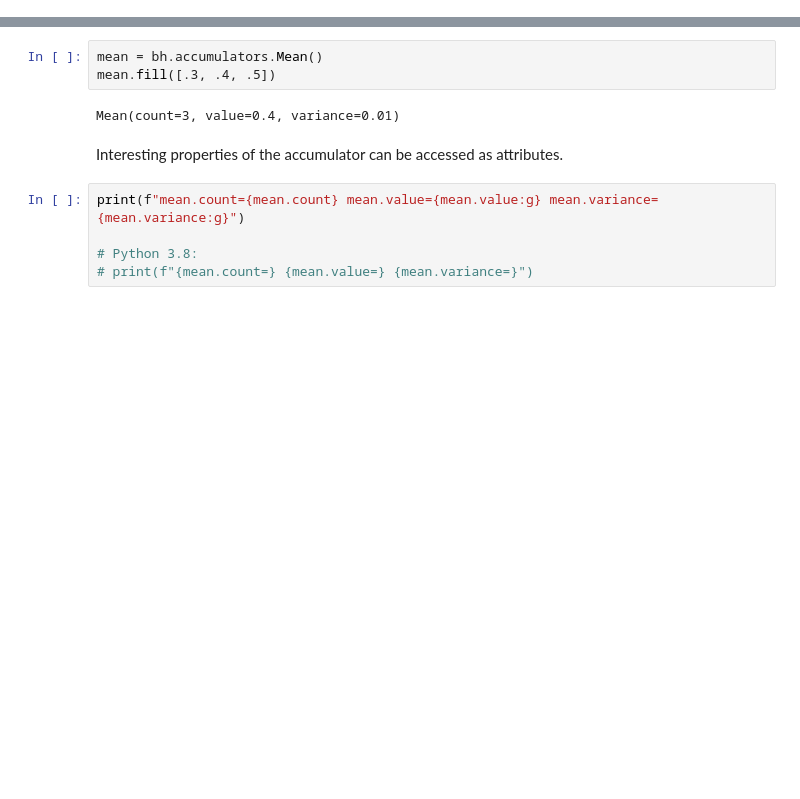
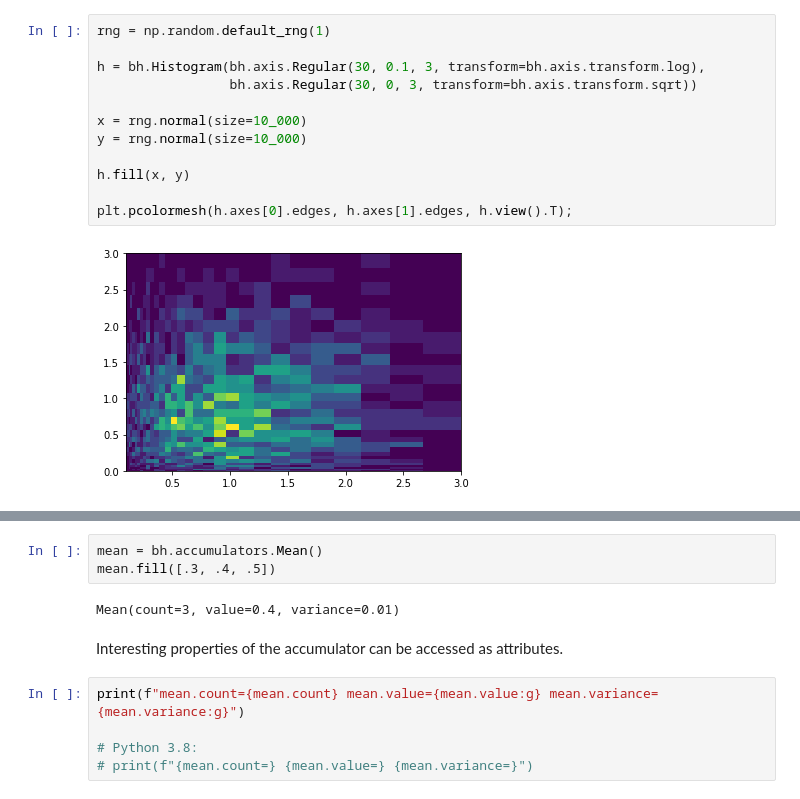
Before and after one commit to henryiii/bh-talk-pyhep-2020, a Jupyter notebook: Part2.ipynb, the cells around one changed output, grey strips where cells are left out. Saved outputs shown, nothing was run; the diff lists cells and outputs as text; blank space fills up the shorter version.

```diff
--- a/Part2.ipynb
+++ b/Part2.ipynb
@@ -4,0 +25,14 @@ import matplotlib.pyplot as plt
+# %%
+rng = np.random.default_rng(1)
+
+h = bh.Histogram(bh.axis.Regular(30, 0.1, 3, transform=bh.axis.transform.log),
+                 bh.axis.Regular(30, 0, 3, transform=bh.axis.transform.sqrt))
+
+x = rng.normal(size=10_000)
+y = rng.normal(size=10_000)
+
+h.fill(x, y)
+
+plt.pcolormesh(h.axes[0].edges, h.axes[1].edges, h.view().T);
+# %% [output]
+[figure, added]
```
Also changed, not shown: parts of 63 cells of this notebook, 2 other files.
